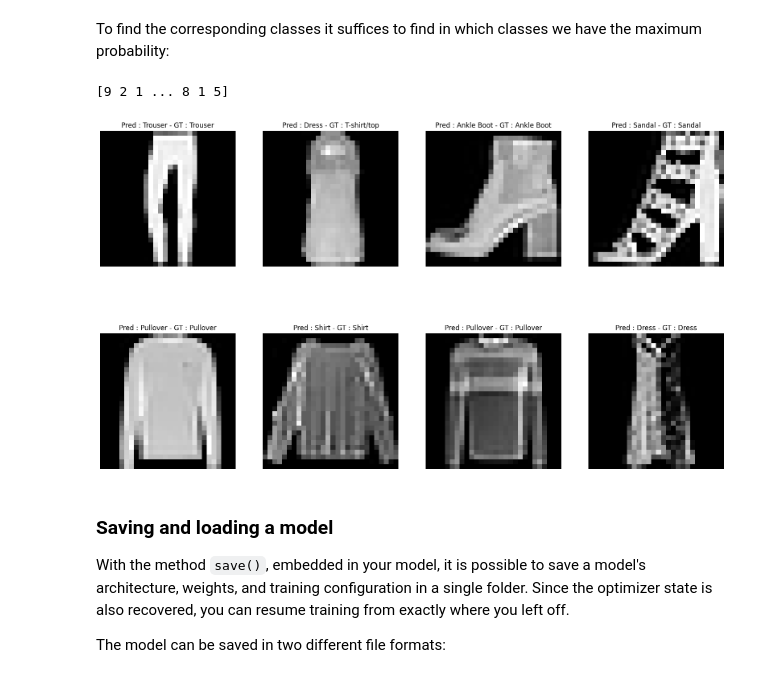
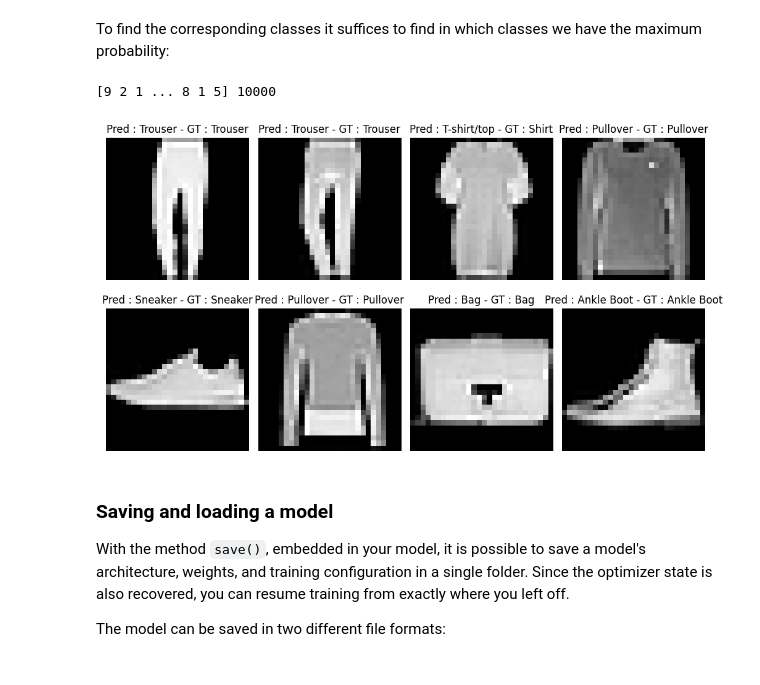
Before and after one commit to koltrakak-learning-repos/CV_learning_repo, a Jupyter notebook: labs/LabSession6-pt1/LabSession6.ipynb, the cells around one changed output. Drawn from its saved outputs; the diff is of its cells as text; code cells hidden in the pictures.

```diff
--- a/labs/LabSession6-pt1/LabSession6.ipynb
+++ b/labs/LabSession6-pt1/LabSession6.ipynb
@@ -469,21 +486,22 @@ print(np.sum(pred, axis=-1))
 # %% [markdown]
 To find the corresponding classes it suffices to find in which classes we have the maximum probability:
 # %%
-pred = np.argmax(pred, axis = -1)
-print(pred)
+pred_classes = np.argmax(pred, axis = -1)
+print(pred_classes, len(pred_classes))
 # %% [output]
-[9 2 1 ... 8 1 5]
+[9 2 1 ... 8 1 5] 10000
 # %%
-plt.figure(figsize=(20,12))
+plt.figure(figsize=(10,6))
 for i in range(8):
     plt.subplot(2, 4, i + 1)
     rand_idx = np.random.randint(0, x_test.shape[0])
     plt.axis('off')
-    plt.title(f"Pred : {labels[pred[rand_idx]]} - GT : {labels[y_test[rand_idx]]}")
+    plt.tight_layout()
+    plt.title(f"Pred : {labels[pred_classes[rand_idx]]} - GT : {labels[y_test[rand_idx]]}")
     plt.imshow(x_test[rand_idx], cmap = "gray")
 plt.show()
 # %% [output]
-[figure, old version]
+[figure, new version]
 # %% [markdown]
 ### Saving and loading a model
 With the method `save()`, embedded in your model, it is possible to save a model's architecture, weights, and training configuration in a single folder. Since the optimizer state is also recovered, you can resume training from exactly where you left off.
```
Also changed, not shown: parts of 16 cells of this notebook, 2 other files.
